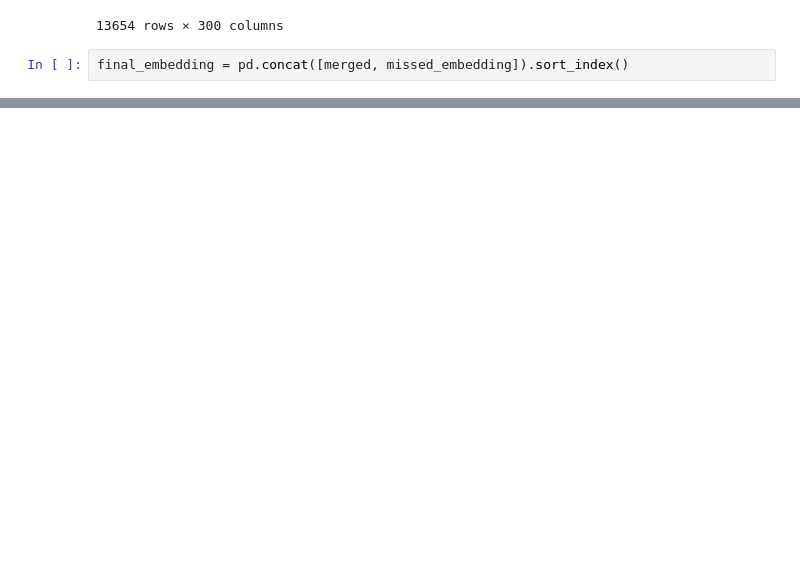
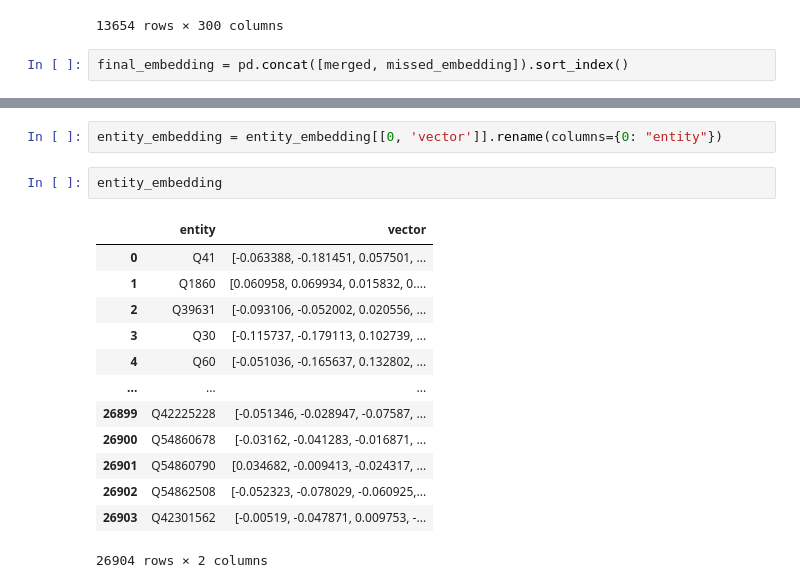
Before and after one commit to nabang1010/NRMS_nabang1010, a Jupyter notebook: data_preprocess_nabang1010.ipynb, the cells around one changed output, grey strips where cells are left out. Drawn from its saved outputs; the diff is of its cells as text; blank space fills up the shorter version.

```diff
--- a/data_preprocess_nabang1010.ipynb
+++ b/data_preprocess_nabang1010.ipynb
@@ -667,0 +707,18 @@ final_embedding
+# %%
+entity_embedding = entity_embedding[[0, 'vector']].rename(columns={0: "entity"})
+# %%
+entity_embedding
+# %% [output]
+|  | entity | vector |
+| 0 | Q41 | [-0.063388, -0.181451, 0.057501, ... |
+| 1 | Q1860 | [0.060958, 0.069934, 0.015832, 0.... |
+| 2 | Q39631 | [-0.093106, -0.052002, 0.020556, ... |
+| 3 | Q30 | [-0.115737, -0.179113, 0.102739, ... |
+| 4 | Q60 | [-0.051036, -0.165637, 0.132802, ... |
+| ... | ... | ... |
+| 26899 | Q42225228 | [-0.051346, -0.028947, -0.07587, ... |
+| 26900 | Q54860678 | [-0.03162, -0.041283, -0.016871, ... |
+| 26901 | Q54860790 | [0.034682, -0.009413, -0.024317, ... |
+| 26902 | Q54862508 | [-0.052323, -0.078029, -0.060925,... |
+| 26903 | Q42301562 | [-0.00519, -0.047871, 0.009753, -... |
+26904 rows × 2 columns
```
Also changed, not shown: parts of 15 cells of this notebook.
